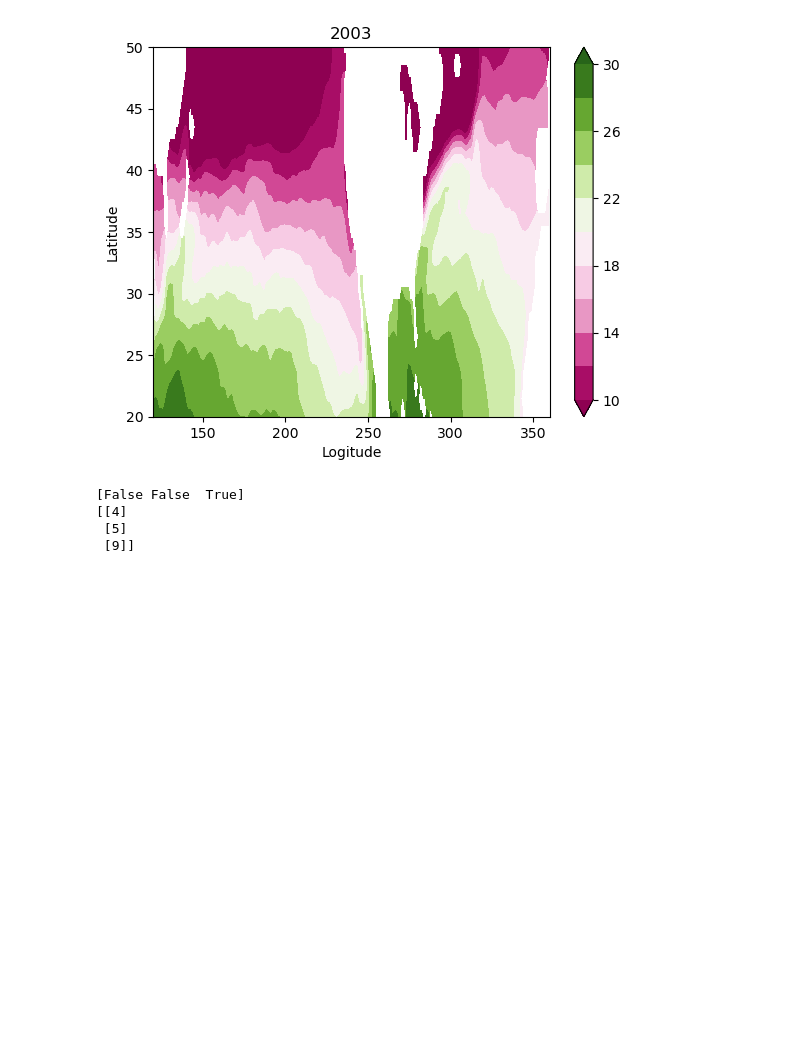
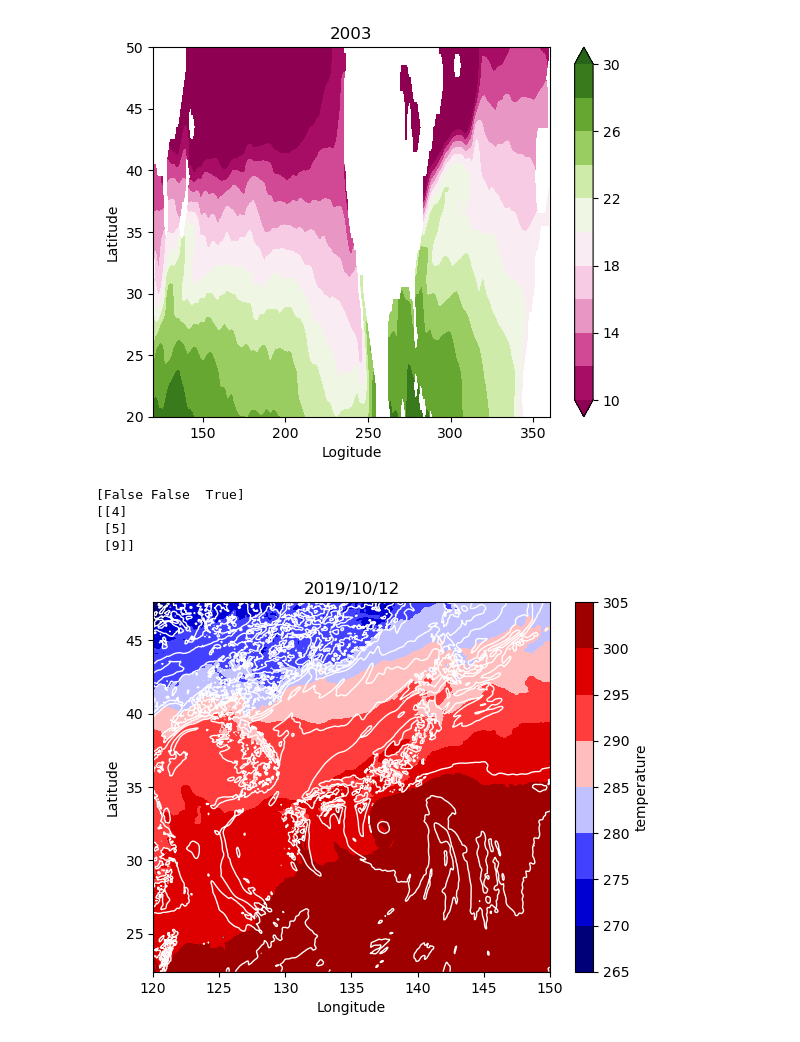
Before and after one commit to imkanata/my_first_python, a Jupyter notebook: python_basic/ca_2/2_5.ipynb, the cells around one changed output. Saved outputs shown, nothing was run; the diff lists cells and outputs as text; code cells hidden in the pictures; blank space fills up the shorter version.

```diff
--- a/python_basic/ca_2/2_5.ipynb
+++ b/python_basic/ca_2/2_5.ipynb
@@ -72,3 +72,49 @@ print(A[:, B == 4])
 [[4]
  [5]
  [9]]
+# %%
+# c問題
+import numpy as np
+import matplotlib.pyplot as plt
+from matplotlib.colors import Normalize
+
+draw_year = 2019
+draw_month = 10
+draw_day = 12
+draw_hour = 1
+
+loadfile = 'msm_20191012.npz'
+msm_set = np.load(loadfile)
+
+lon2 = msm_set['lon2']
+lat2 = msm_set['lat2']
+sp = msm_set['surface_pressure']
+hour = msm_set['h']
+t = msm_set['temperature']
+h = msm_set['humidity']
+r = msm_set['rain1h']
+c = msm_set['cloud']
+
+vmin = 0
+vmax = 24
+vint = 1
+
+cm = plt.get_cmap('seismic')
+t2d = np.squeeze(t[:, :, hour==draw_hour])
+h2d = np.squeeze(h[:, :, hour==draw_hour])
+
+draw_t = plt.contourf(lon2, lat2, t2d, cmap=cm)
+plt.colorbar(draw_t, label='temperature')
+
+draw_h = plt.contour(lon2, lat2, h2d, colors='white', linewidths=1.0)
+
+plt.xlabel('Longitude')
+plt.ylabel('Latitude')
+
+
+title = str(draw_year) + '/' + str(draw_month) + '/' + str(draw_day)
+plt.title(title)
+
+plt.show()
+# %% [output]
+[figure, added]
```
Also changed, not shown: parts of 1 cell of this notebook, 2 other files.
